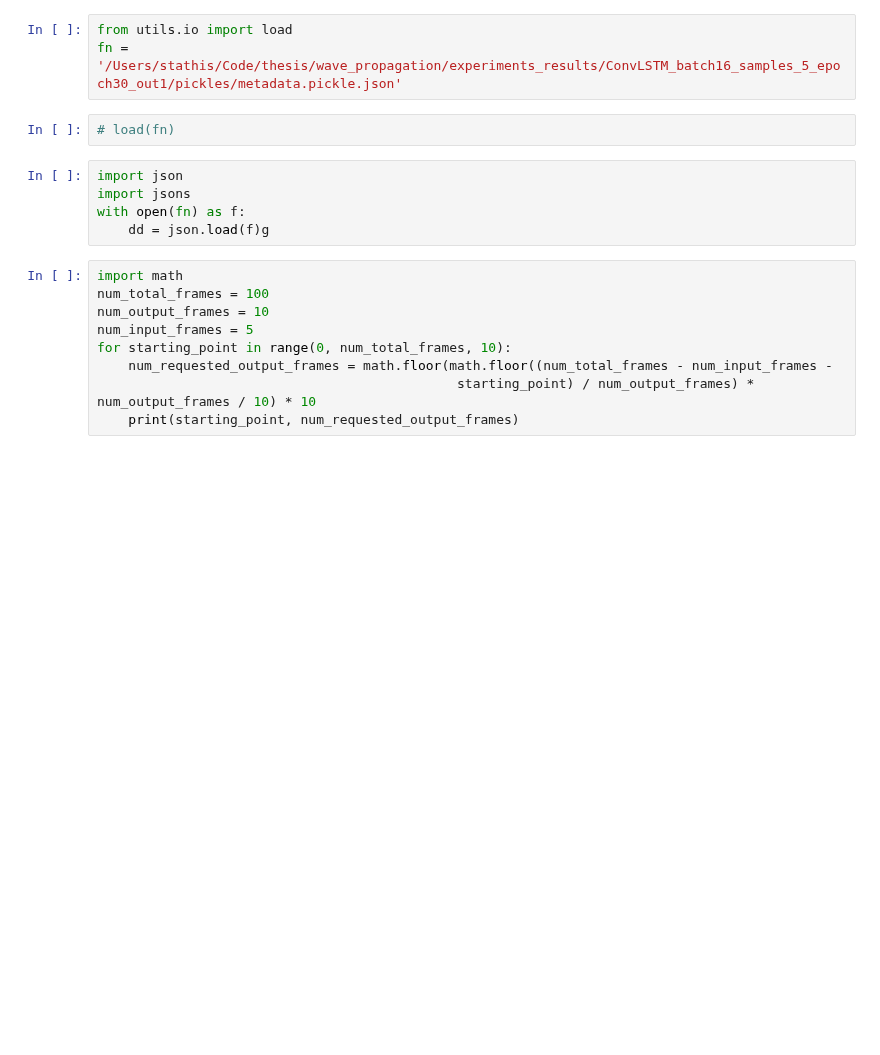
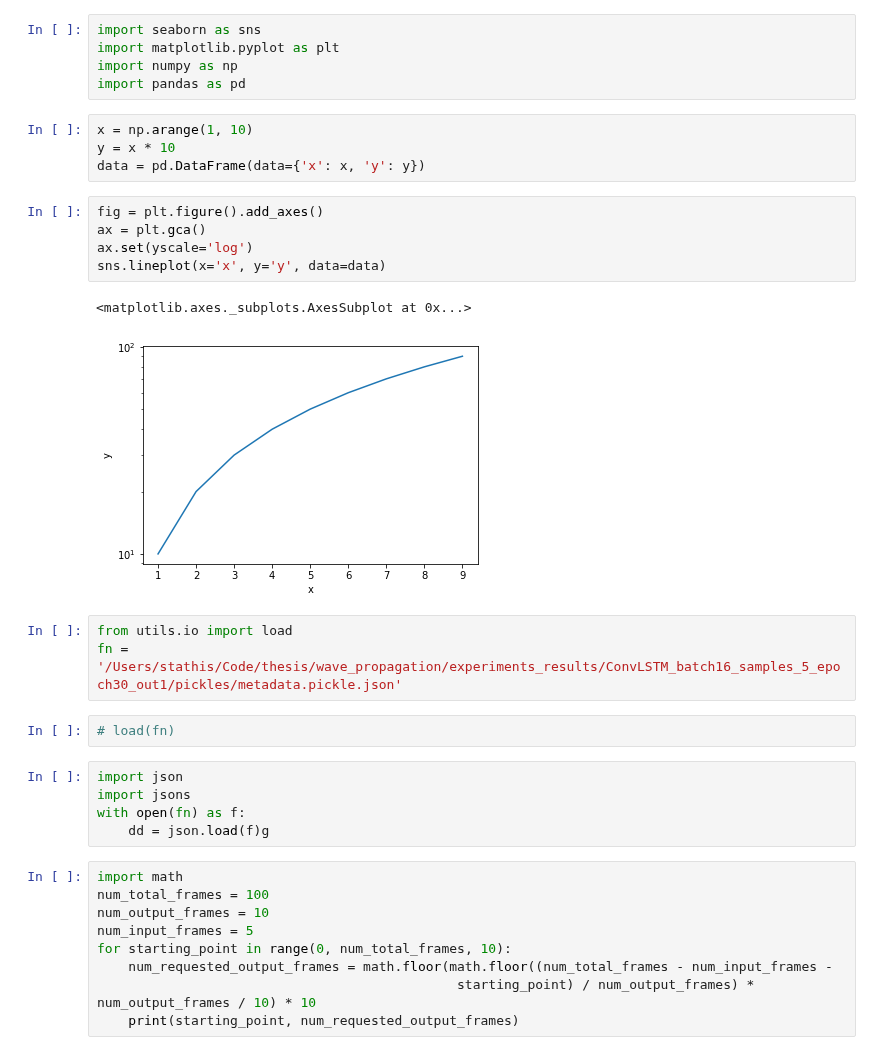
Before and after one commit to stathius/wave_propagation, a Jupyter notebook: notebooks/DEBUG .ipynb, the cells around one changed output. Saved outputs shown, nothing was run; the diff lists cells and outputs as text; blank space fills up the shorter version.

```diff
--- a/notebooks/DEBUG .ipynb
+++ b/notebooks/DEBUG .ipynb
@@ -1,3 +1,20 @@
+# %%
+import seaborn as sns
+import matplotlib.pyplot as plt
+import numpy as np
+import pandas as pd
+# %%
+x = np.arange(1, 10)
+y = x * 10
+data = pd.DataFrame(data={'x': x, 'y': y})
+# %%
+fig = plt.figure().add_axes()
+ax = plt.gca()
+ax.set(yscale='log')
+sns.lineplot(x='x', y='y', data=data)
+# %% [output]
+<matplotlib.axes._subplots.AxesSubplot at 0x...>
+[figure, added]
 # %%
 from utils.io import load
 fn = '/Users/stathis/Code/thesis/wave_propagation/experiments_results/ConvLSTM_batch16_samples_5_epoch30_out1/pickles/metadata.pickle.json'
```
